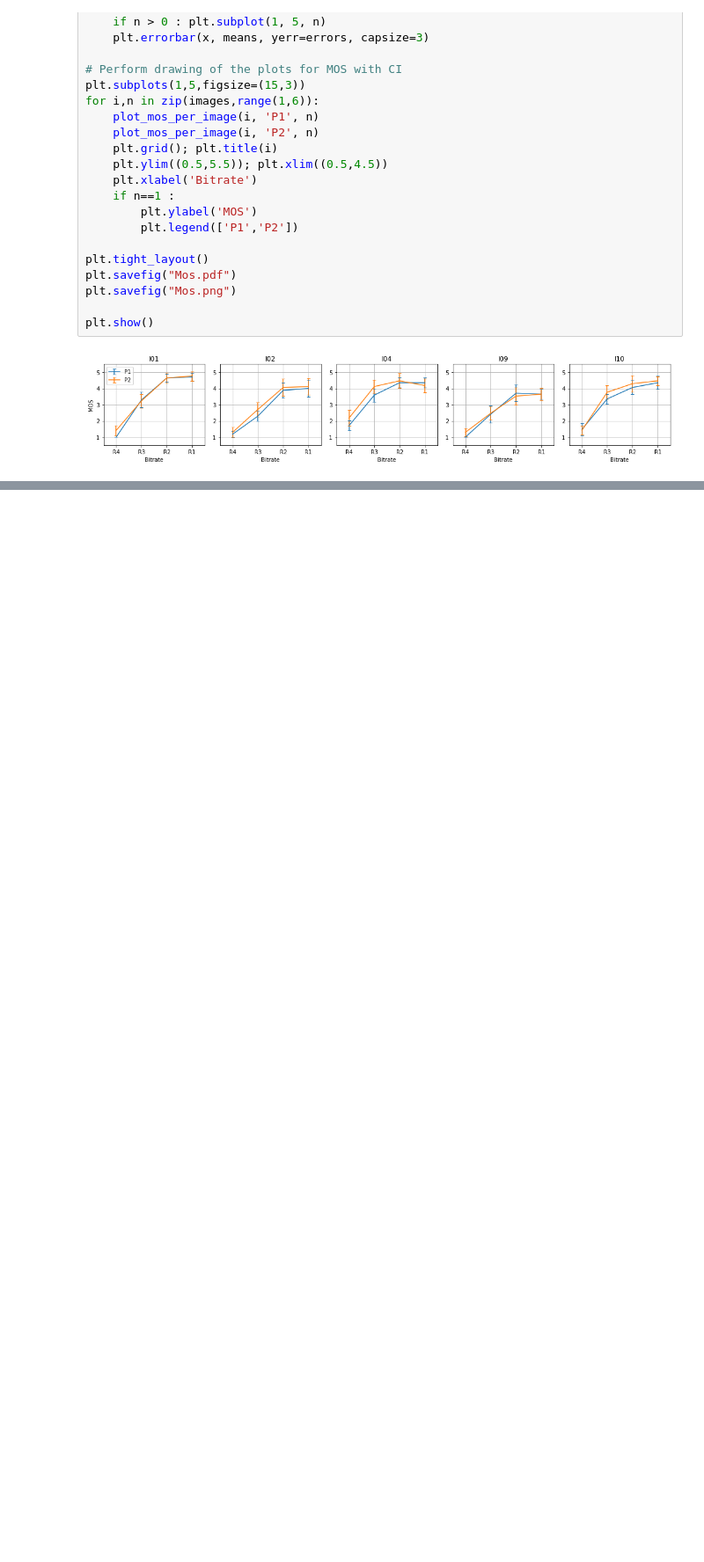
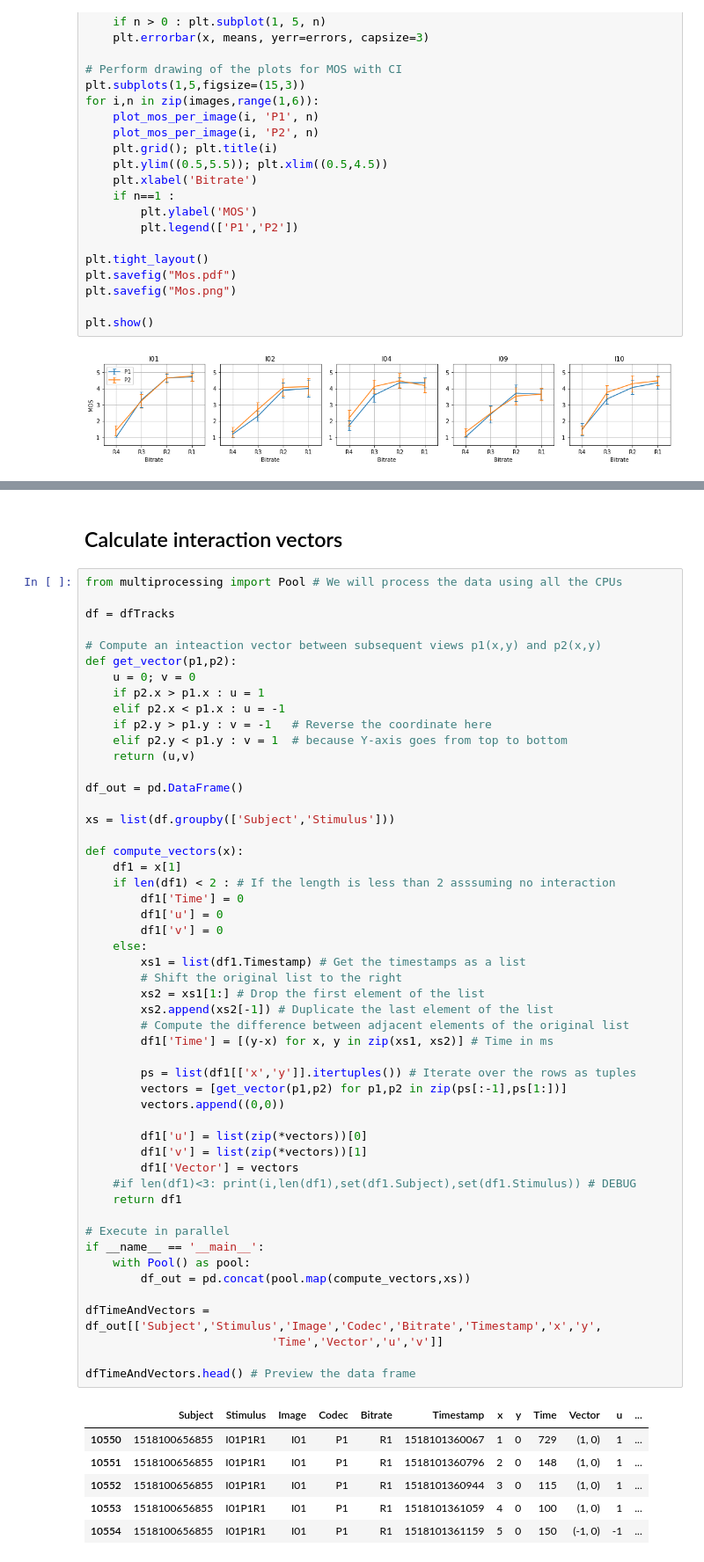
Before and after one commit to mmspg/lightfieldvrtb, a Jupyter notebook: data_analysis/analyse_results.ipynb, the cells around one changed output, grey strips where cells are left out. Shown at 88% size. Drawn from its saved outputs; the diff is of its cells as text; blank space fills up the shorter version.

```diff
--- a/data_analysis/analyse_results.ipynb
+++ b/data_analysis/analyse_results.ipynb
@@ -147,0 +174,60 @@ plt.show()
+# %% [markdown]
+## Calculate interaction vectors
+# %%
+from multiprocessing import Pool # We will process the data using all the CPUs
+
+df = dfTracks
+
+# Compute an inteaction vector between subsequent views p1(x,y) and p2(x,y)
+def get_vector(p1,p2):
+    u = 0; v = 0
+    if p2.x > p1.x : u = 1
+    elif p2.x < p1.x : u = -1
+    if p2.y > p1.y : v = -1   # Reverse the coordinate here
+    elif p2.y < p1.y : v = 1  # because Y-axis goes from top to bottom
+    return (u,v)
+
+df_out = pd.DataFrame()
+
+xs = list(df.groupby(['Subject','Stimulus']))
+
+def compute_vectors(x):
+    df1 = x[1]
+    if len(df1) < 2 : # If the length is less than 2 asssuming no interaction
+        df1['Time'] = 0
+        df1['u'] = 0
+        df1['v'] = 0
+    else:
+        xs1 = list(df1.Timestamp) # Get the timestamps as a list
+        # Shift the original list to the right
+        xs2 = xs1[1:] # Drop the first element of the list
+        xs2.append(xs2[-1]) # Duplicate the last element of the list
+        # Compute the difference between adjacent elements of the original list
+        df1['Time'] = [(y-x) for x, y in zip(xs1, xs2)] # Time in ms
+
+        ps = list(df1[['x','y']].itertuples()) # Iterate over the rows as tuples
+        vectors = [get_vector(p1,p2) for p1,p2 in zip(ps[:-1],ps[1:])]
+        vectors.append((0,0))
+
+        df1['u'] = list(zip(*vectors))[0]
+        df1['v'] = list(zip(*vectors))[1]
+        df1['Vector'] = vectors
+    #if len(df1)<3: print(i,len(df1),set(df1.Subject),set(df1.Stimulus)) # DEBUG
+    return df1
+
+# Execute in parallel
+if __name__ == '__main__':
+    with Pool() as pool:
+        df_out = pd.concat(pool.map(compute_vectors,xs))
+
+dfTimeAndVectors = df_out[['Subject','Stimulus','Image','Codec','Bitrate','Timestamp','x','y',
+                           'Time','Vector','u','v']]
+
+dfTimeAndVectors.head() # Preview the data frame
+# %% [output]
+|  | Subject | Stimulus | Image | Codec | Bitrate | Timestamp | x | y | Time | Vector | u | ... |
+| 10550 | 1518100656855 | I01P1R1 | I01 | P1 | R1 | 1518101360067 | 1 | 0 | 729 | (1, 0) | 1 | ... |
+| 10551 | 1518100656855 | I01P1R1 | I01 | P1 | R1 | 1518101360796 | 2 | 0 | 148 | (1, 0) | 1 | ... |
+| 10552 | 1518100656855 | I01P1R1 | I01 | P1 | R1 | 1518101360944 | 3 | 0 | 115 | (1, 0) | 1 | ... |
+| 10553 | 1518100656855 | I01P1R1 | I01 | P1 | R1 | 1518101361059 | 4 | 0 | 100 | (1, 0) | 1 | ... |
+| 10554 | 1518100656855 | I01P1R1 | I01 | P1 | R1 | 1518101361159 | 5 | 0 | 150 | (-1, 0) | -1 | ... |
```
Also changed, not shown: parts of 9 cells of this notebook.
